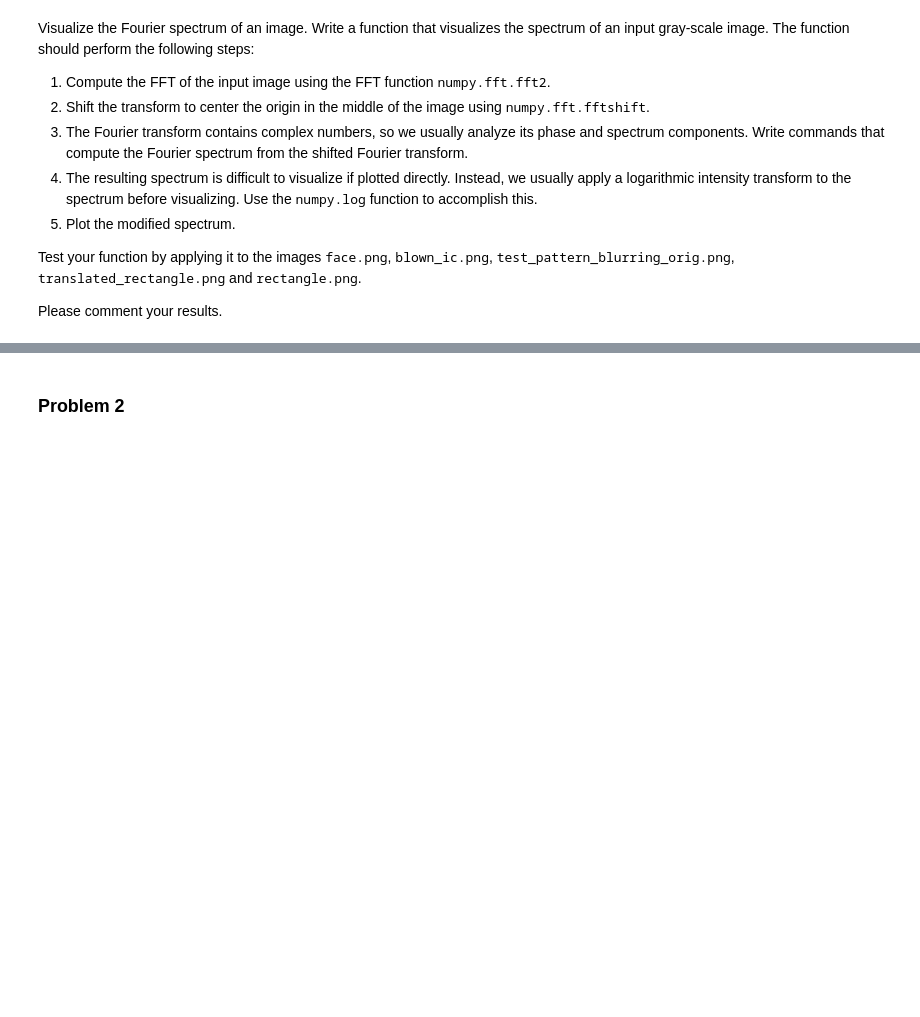
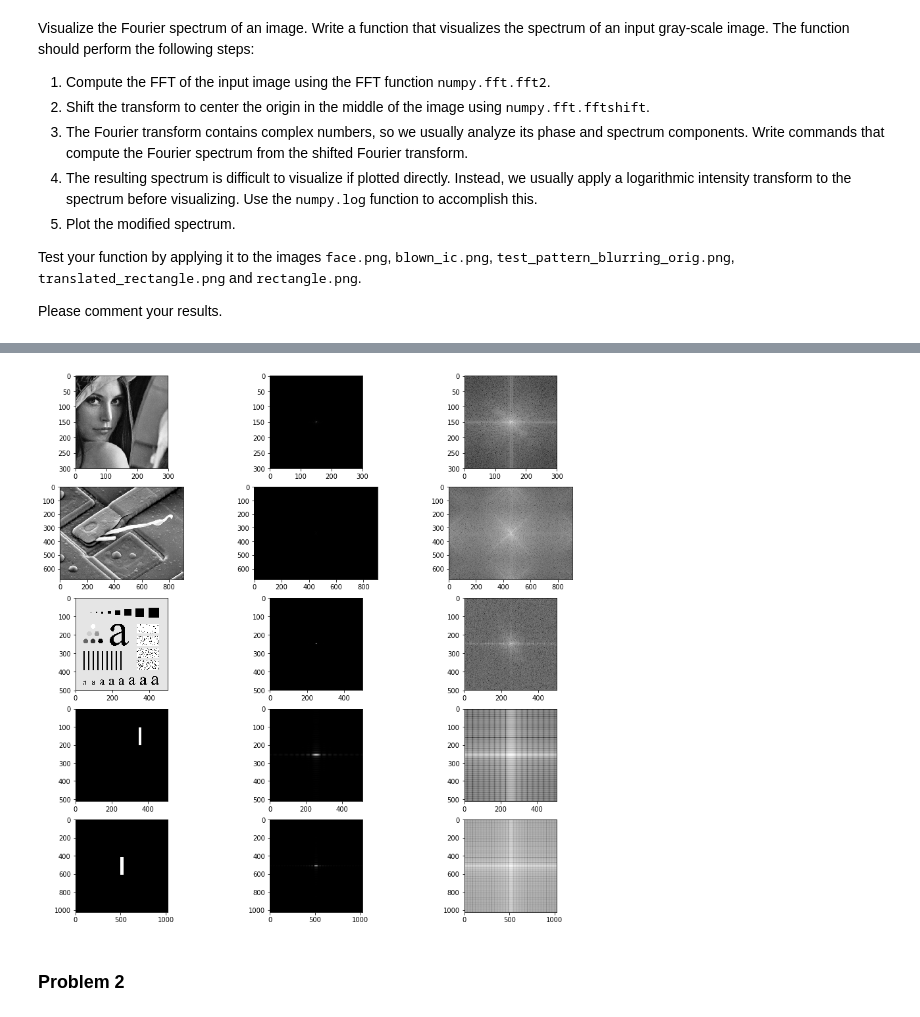
Before and after one commit to karolaya/PDI, a Jupyter notebook: PS-03/problem_set_3.ipynb, the cells around one changed output, grey strips where cells are left out. Drawn from its saved outputs; the diff is of its cells as text; code cells hidden in the pictures; blank space fills up the shorter version.

```diff
--- a/PS-03/problem_set_3.ipynb
+++ b/PS-03/problem_set_3.ipynb
@@ -56,3 +61,38 @@ Please comment your results.
+# %%
+def spectrumVisualization(img):
+    # Compute Fourier transform (bidimensional)
+    fft = np.fft.fft2(img)
+
+    # Center te fft origin in the middle of the image
+    ffts = np.fft.fftshift(fft)
+
+    # Generate the magnitude spectrum of the fft
+    mag = np.abs(ffts)
+
+    # That was useless... Apply log intensity transform (e.g convert to dB)
+    # Avoid log of 0
+    mag[mag==0] = 1e-6
+    mag_dB = 20*np.log(mag)
+
+    return (mag, mag_dB)
+
+
+# Gather images for computation
+imgs_idx = [13, 3, 31, 32, 25]
+imgs = [rg(files[i]) for i in imgs_idx]
+
+# Get the spectrum of all images
+spec = [spectrumVisualization(img) for img in imgs]
+
+# Printing
+f, ax = mplt.subplots(len(spec), 3, figsize=(15,15))
+
+for i in range(len(spec)):
+    ax[i][0].imshow(imgs[i], cmap='gray')
+    ax[i][1].imshow(spec[i][0], cmap='gray')
+    ax[i][2].imshow(spec[i][1], cmap='gray')
+# %% [output]
+[figure, added]
 # %% [markdown]
 ### Problem 2
 # %% [markdown]
```
Also changed, not shown: parts of 1 cell of this notebook.
